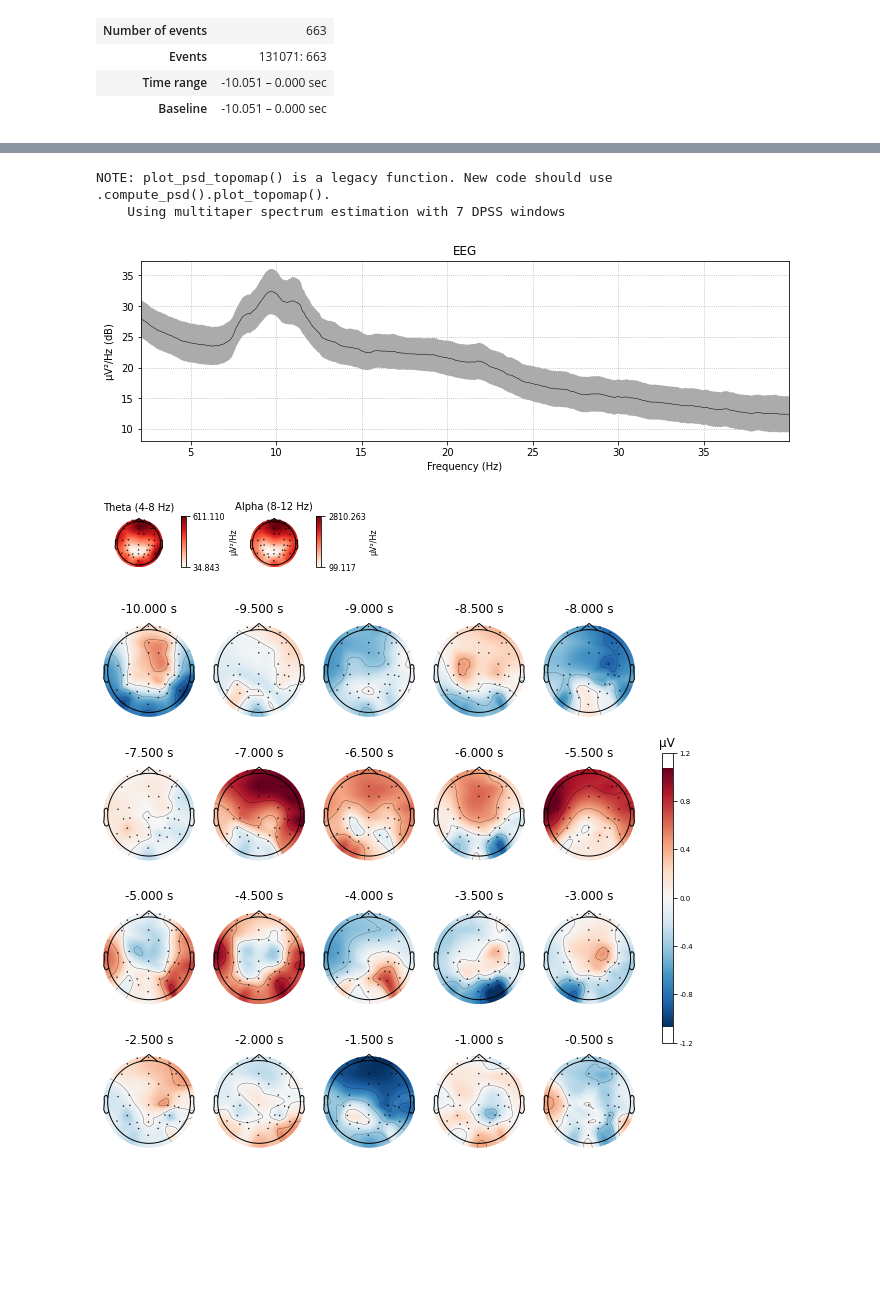
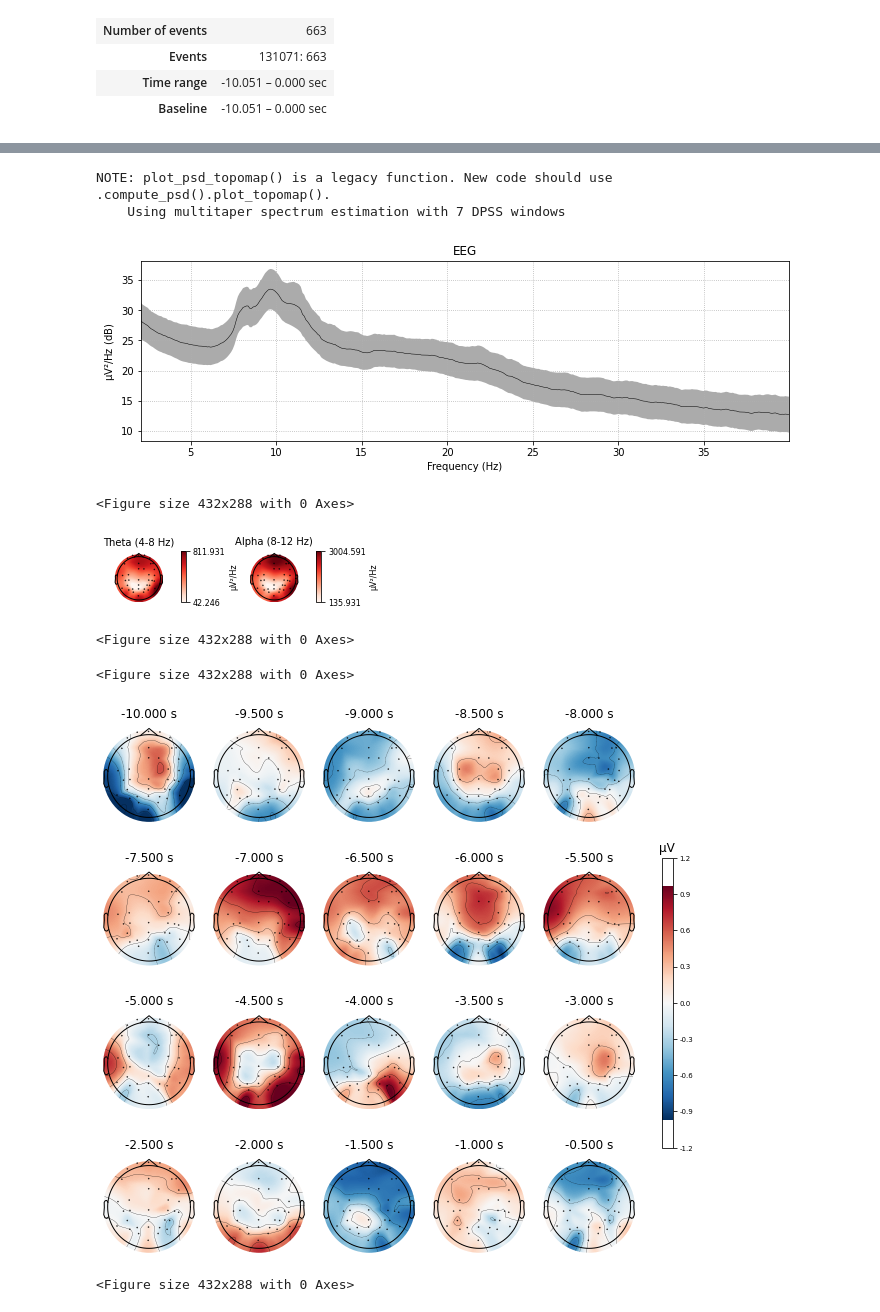
Before and after one commit to joshsalce/189_Final_Project, a Jupyter notebook: OpenNeuro_Analysis.ipynb, the cells around one changed output, grey strips where cells are left out. Drawn from its saved outputs; the diff is of its cells as text; code cells hidden in the pictures; blank space fills up the shorter version.

```diff
--- a/OpenNeuro_Analysis.ipynb
+++ b/OpenNeuro_Analysis.ipynb
@@ -54,9 +54,7 @@ Creating raw.info structure...
 # %%
 events = mne.find_events(raw)
 
-event_id, tmin, tmax = 131071, -10.05, 0
-
-epochs = mne.Epochs(raw, events, event_id, tmin, tmax, preload=True)
+epochs = mne.Epochs(raw, events, event_id = 131071, tmin = -10.05, tmax = 0, preload=True)
 epochs
 # %% [output]
 Trigger channel has a non-zero initial value of 131071 (consider using initial_event=True to detect this event)
@@ -96,16 +94,22 @@ Averaging across epochs...
 meditation_bands = {'Theta (4-8 Hz)': (4, 8), 'Alpha (8-12 Hz)': (8, 12)}
 
 freq_topomaps = epochs_clean.plot_psd_topomap(ch_type='eeg', bands = meditation_bands, normalize=False)
+plt.figure()
 # %% [output]
 NOTE: plot_psd_topomap() is a legacy function. New code should use .compute_psd().plot_topomap().
     Using multitaper spectrum estimation with 7 DPSS windows
-[figure, old version]
+[figure, new version]
+<Figure size 432x288 with 0 Axes>
-[figure, old version]
+[figure, new version]
+<Figure size 432x288 with 0 Axes>
 # %%
 evoked = epochs_clean['131071'].average()
 times = np.arange(-10, 0, 0.5)
-time_segment_topomaps = evoked.plot_topomap(times, ch_type='eeg', ncols=5, nrows='auto')
+time_segmented_maps = evoked.plot_topomap(times, ch_type='eeg', ncols=5, nrows='auto')
+plt.figure()
 # %% [output]
+<Figure size 432x288 with 0 Axes>
-[figure, old version]
+[figure, new version]
+<Figure size 432x288 with 0 Axes>
 # %%
 frequencies = np.logspace(*np.log10([4, 12]), num=8)
```
Also changed, not shown: parts of 5 cells of this notebook.
